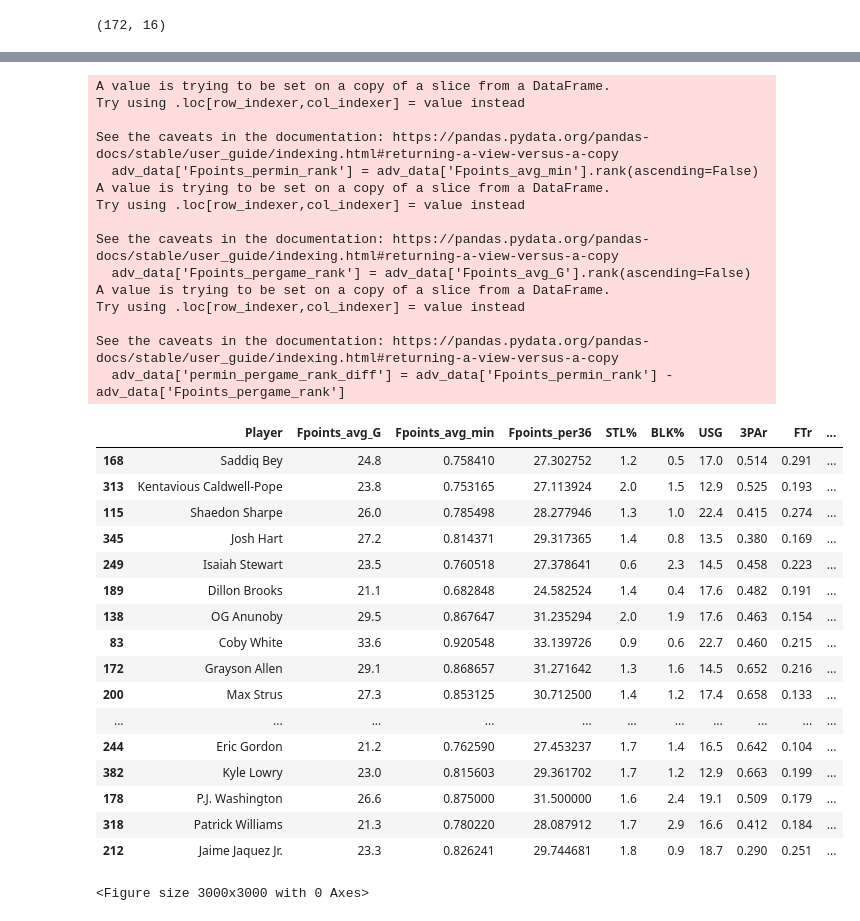
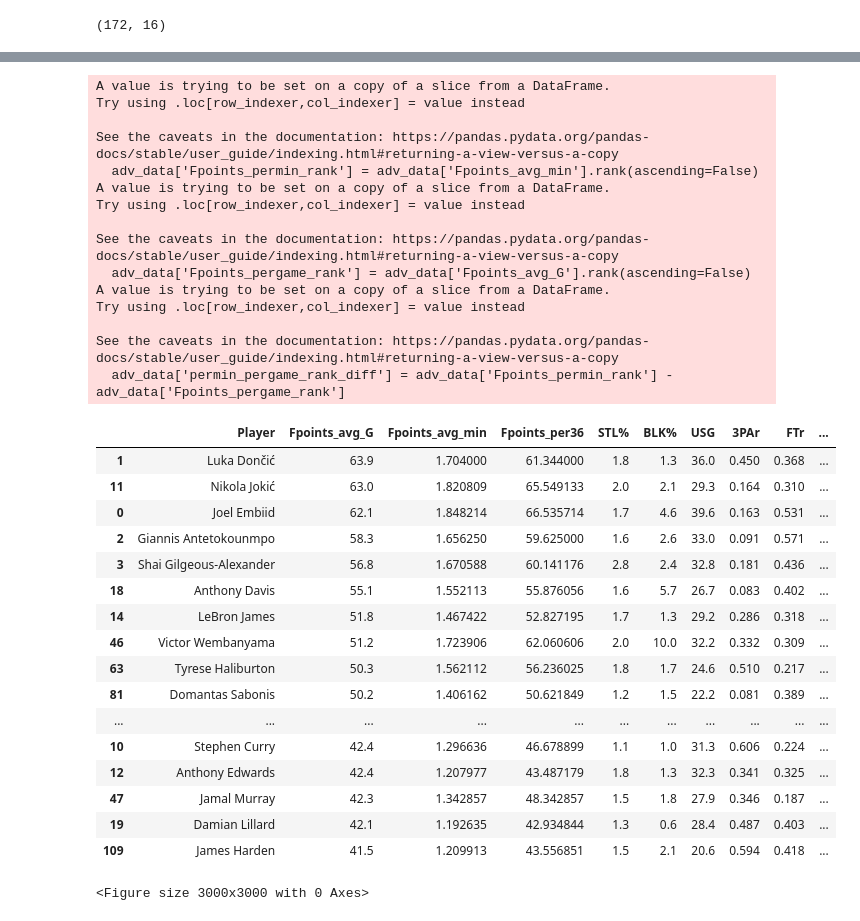
Before and after one commit to mcgillies/nbafantasy2024, a Jupyter notebook: plot_exploration.ipynb, the cells around one changed output, grey strips where cells are left out. Saved outputs shown, nothing was run; the diff lists cells and outputs as text; code cells hidden in the pictures.

```diff
--- a/plot_exploration.ipynb
+++ b/plot_exploration.ipynb
@@ -83,48 +83,48 @@ See the caveats in the documentation: https://pandas.pydata.org/pandas-docs/stab
 # %%
 # Including some sleepers & lower role players
 adv_cols = ['Player', 'Fpoints_avg_G', 'Fpoints_avg_min', 'Fpoints_per36', 'STL%', 'BLK%', 'USG', '3PAr', 'FTr', 'TRB%',
                'OWS', 'DWS', 'WS/48', 'BPM', 'VORP']
 
 adv_data = relevant_players[adv_cols]
 
 adv_data.sort_values(by = 'Fpoints_avg_min', ascending = False).head(50).reset_index(drop=True, inplace=True)
 adv_data['Fpoints_permin_rank'] = adv_data['Fpoints_avg_min'].rank(ascending=False)
 adv_data['Fpoints_pergame_rank'] = adv_data['Fpoints_avg_G'].rank(ascending=False)
 adv_data['permin_pergame_rank_diff'] = adv_data['Fpoints_permin_rank'] - adv_data['Fpoints_pergame_rank']
-adv_data.sort_values(by='permin_pergame_rank_diff', ascending=False).head(30)
+adv_data.sort_values(by='Fpoints_pergame_rank', ascending=True).head(30)
 # %% [output]
 A value is trying to be set on a copy of a slice from a DataFrame.
 Try using .loc[row_indexer,col_indexer] = value instead
 
 See the caveats in the documentation: https://pandas.pydata.org/pandas-docs/stable/user_guide/indexing.html#returning-a-view-versus-a-copy
   adv_data['Fpoints_permin_rank'] = adv_data['Fpoints_avg_min'].rank(ascending=False)
 A value is trying to be set on a copy of a slice from a DataFrame.
 Try using .loc[row_indexer,col_indexer] = value instead
 
 See the caveats in the documentation: https://pandas.pydata.org/pandas-docs/stable/user_guide/indexing.html#returning-a-view-versus-a-copy
   adv_data['Fpoints_pergame_rank'] = adv_data['Fpoints_avg_G'].rank(ascending=False)
 A value is trying to be set on a copy of a slice from a DataFrame.
 Try using .loc[row_indexer,col_indexer] = value instead
 
 See the caveats in the documentation: https://pandas.pydata.org/pandas-docs/stable/user_guide/indexing.html#returning-a-view-versus-a-copy
   adv_data['permin_pergame_rank_diff'] = adv_data['Fpoints_permin_rank'] - adv_data['Fpoints_pergame_rank']
 |  | Player | Fpoints_avg_G | Fpoints_avg_min | Fpoints_per36 | STL% | BLK% | USG | 3PAr | FTr | ... |
-| 168 | Saddiq Bey | 24.8 | 0.758410 | 27.302752 | 1.2 | 0.5 | 17.0 | 0.514 | 0.291 | ... |
-| 313 | Kentavious Caldwell-Pope | 23.8 | 0.753165 | 27.113924 | 2.0 | 1.5 | 12.9 | 0.525 | 0.193 | ... |
-| 115 | Shaedon Sharpe | 26.0 | 0.785498 | 28.277946 | 1.3 | 1.0 | 22.4 | 0.415 | 0.274 | ... |
-| 345 | Josh Hart | 27.2 | 0.814371 | 29.317365 | 1.4 | 0.8 | 13.5 | 0.380 | 0.169 | ... |
-| 249 | Isaiah Stewart | 23.5 | 0.760518 | 27.378641 | 0.6 | 2.3 | 14.5 | 0.458 | 0.223 | ... |
-| 189 | Dillon Brooks | 21.1 | 0.682848 | 24.582524 | 1.4 | 0.4 | 17.6 | 0.482 | 0.191 | ... |
-| 138 | OG Anunoby | 29.5 | 0.867647 | 31.235294 | 2.0 | 1.9 | 17.6 | 0.463 | 0.154 | ... |
-| 83 | Coby White | 33.6 | 0.920548 | 33.139726 | 0.9 | 0.6 | 22.7 | 0.460 | 0.215 | ... |
-| 172 | Grayson Allen | 29.1 | 0.868657 | 31.271642 | 1.3 | 1.6 | 14.5 | 0.652 | 0.216 | ... |
-| 200 | Max Strus | 27.3 | 0.853125 | 30.712500 | 1.4 | 1.2 | 17.4 | 0.658 | 0.133 | ... |
+| 1 | Luka Dončić | 63.9 | 1.704000 | 61.344000 | 1.8 | 1.3 | 36.0 | 0.450 | 0.368 | ... |
+| 11 | Nikola Jokić | 63.0 | 1.820809 | 65.549133 | 2.0 | 2.1 | 29.3 | 0.164 | 0.310 | ... |
+| 0 | Joel Embiid | 62.1 | 1.848214 | 66.535714 | 1.7 | 4.6 | 39.6 | 0.163 | 0.531 | ... |
+| 2 | Giannis Antetokounmpo | 58.3 | 1.656250 | 59.625000 | 1.6 | 2.6 | 33.0 | 0.091 | 0.571 | ... |
+| 3 | Shai Gilgeous-Alexander | 56.8 | 1.670588 | 60.141176 | 2.8 | 2.4 | 32.8 | 0.181 | 0.436 | ... |
+| 18 | Anthony Davis | 55.1 | 1.552113 | 55.876056 | 1.6 | 5.7 | 26.7 | 0.083 | 0.402 | ... |
+| 14 | LeBron James | 51.8 | 1.467422 | 52.827195 | 1.7 | 1.3 | 29.2 | 0.286 | 0.318 | ... |
+| 46 | Victor Wembanyama | 51.2 | 1.723906 | 62.060606 | 2.0 | 10.0 | 32.2 | 0.332 | 0.309 | ... |
+| 63 | Tyrese Haliburton | 50.3 | 1.562112 | 56.236025 | 1.8 | 1.7 | 24.6 | 0.510 | 0.217 | ... |
+| 81 | Domantas Sabonis | 50.2 | 1.406162 | 50.621849 | 1.2 | 1.5 | 22.2 | 0.081 | 0.389 | ... |
 | ... | ... | ... | ... | ... | ... | ... | ... | ... | ... | ... |
-| 244 | Eric Gordon | 21.2 | 0.762590 | 27.453237 | 1.7 | 1.4 | 16.5 | 0.642 | 0.104 | ... |
-| 382 | Kyle Lowry | 23.0 | 0.815603 | 29.361702 | 1.7 | 1.2 | 12.9 | 0.663 | 0.199 | ... |
-| 178 | P.J. Washington | 26.6 | 0.875000 | 31.500000 | 1.6 | 2.4 | 19.1 | 0.509 | 0.179 | ... |
-| 318 | Patrick Williams | 21.3 | 0.780220 | 28.087912 | 1.7 | 2.9 | 16.6 | 0.412 | 0.184 | ... |
-| 212 | Jaime Jaquez Jr. | 23.3 | 0.826241 | 29.744681 | 1.8 | 0.9 | 18.7 | 0.290 | 0.251 | ... |
+| 10 | Stephen Curry | 42.4 | 1.296636 | 46.678899 | 1.1 | 1.0 | 31.3 | 0.606 | 0.224 | ... |
+| 12 | Anthony Edwards | 42.4 | 1.207977 | 43.487179 | 1.8 | 1.3 | 32.3 | 0.341 | 0.325 | ... |
+| 47 | Jamal Murray | 42.3 | 1.342857 | 48.342857 | 1.5 | 1.8 | 27.9 | 0.346 | 0.187 | ... |
+| 19 | Damian Lillard | 42.1 | 1.192635 | 42.934844 | 1.3 | 0.6 | 28.4 | 0.487 | 0.403 | ... |
+| 109 | James Harden | 41.5 | 1.209913 | 43.556851 | 1.5 | 2.1 | 20.6 | 0.594 | 0.418 | ... |
 # %%
 plt.figure(figsize=(20,20))
 sn.heatmap(adv_data.corr(), annot=True, vmin = -1, vmax = 1)
```
Also changed, not shown: parts of 1 cell of this notebook, 2 other files.
